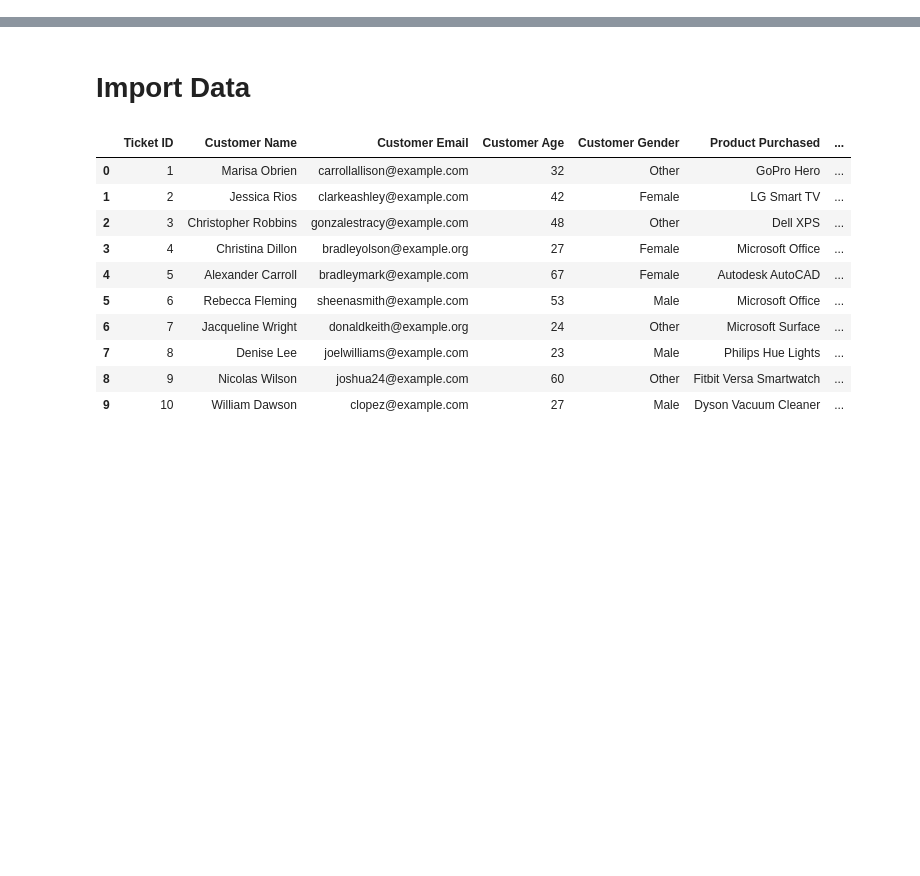
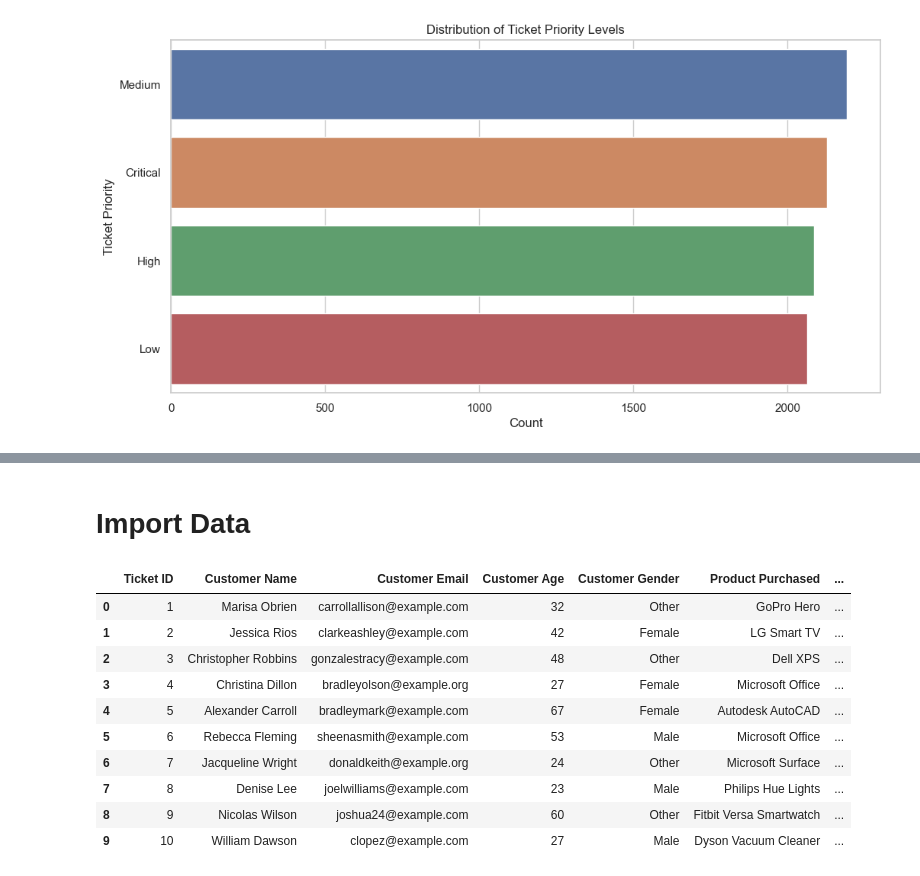
Before and after one commit to CCT-Dublin/capstone-project-feb-2024-pt-denissegarciavivolo, a Jupyter notebook: CA2_CapstoneProject_Denisse_Garcia.ipynb, the cells around one changed output, grey strips where cells are left out. Saved outputs shown, nothing was run; the diff lists cells and outputs as text; code cells hidden in the pictures; blank space fills up the shorter version.

```diff
--- a/CA2_CapstoneProject_Denisse_Garcia.ipynb
+++ b/CA2_CapstoneProject_Denisse_Garcia.ipynb
@@ -0,0 +158,11 @@
+# %%
+
+# 3. Distribution of Ticket Priority Levels
+plt.figure(figsize=(12, 6))
+sns.countplot(y='Ticket Priority', data=data, order=data['Ticket Priority'].value_counts().index)
+plt.title('Distribution of Ticket Priority Levels')
+plt.xlabel('Count')
+plt.ylabel('Ticket Priority')
+plt.show()
+# %% [output]
+[figure, added]
```
Also changed, not shown: parts of 21 cells of this notebook.
